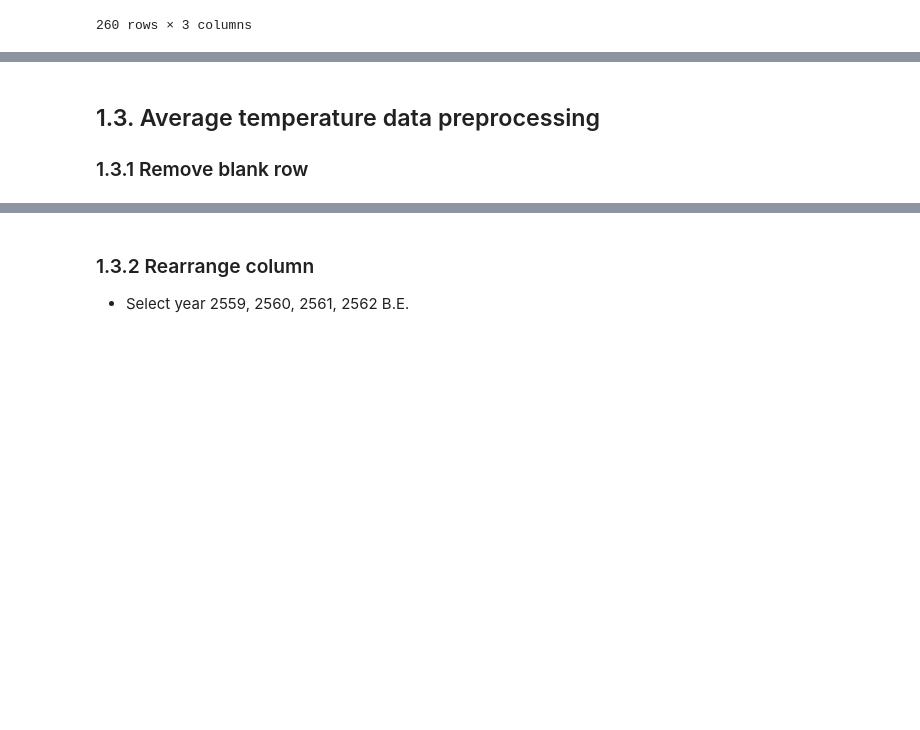
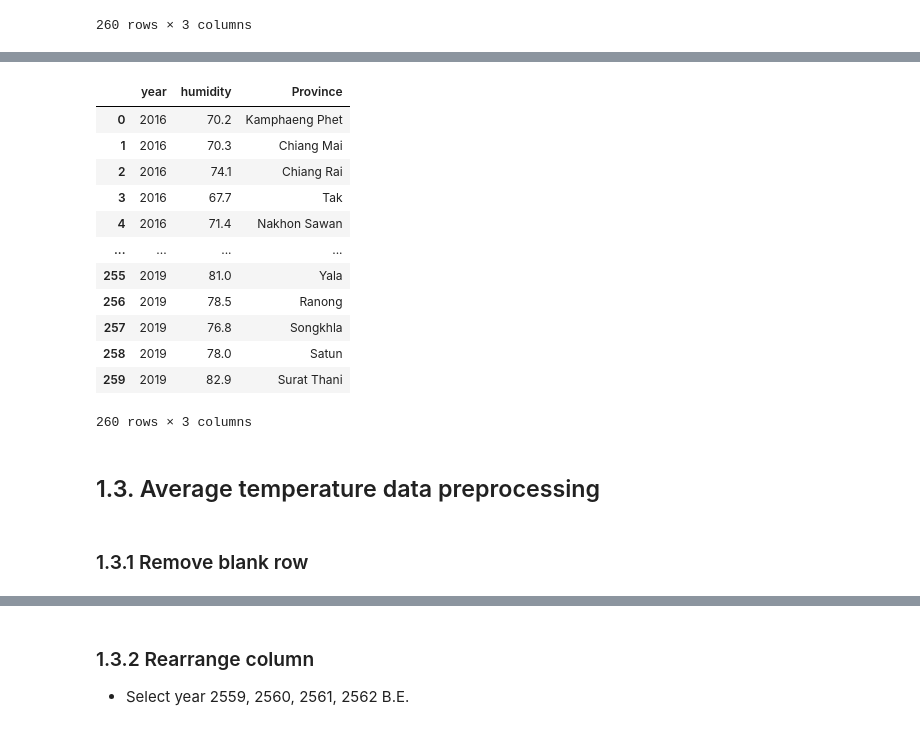
Before and after one commit to Phophism/python_project, a Jupyter notebook: Akkapop/Dengue_preprocessing.ipynb, the cells around one changed output, grey strips where cells are left out. Cells and saved outputs as stored; diff of their text form; code cells hidden in the pictures; blank space fills up the shorter version.

```diff
--- a/Akkapop/Dengue_preprocessing.ipynb
+++ b/Akkapop/Dengue_preprocessing.ipynb
@@ -22,5 +22,6 @@ h = pd.read_excel('dataset/rain_temp_deathcase/humidity.xlsx', header = 2)
 t_avg = pd.read_excel('dataset/rain_temp_deathcase/temp_avg.xlsx', header = 2)
 t_min = pd.read_excel('dataset/rain_temp_deathcase/temp_min.xlsx', header = 2)
 t_max = pd.read_excel('dataset/rain_temp_deathcase/temp_max.xlsx', header = 2)
+province_dict = pd.read_csv('dataset/province_translate.csv')
 # %% [markdown]
 ## 1.1 Dengue patient data preprocessing
@@ -239,6 +252,30 @@ h5
+# %%
+h6 = pd.merge(h5,
+              province_dict,
+              on ='Province',
+              how ='left')
+cols = h6.columns.tolist()
+h6 = h6[cols[1:]]
+h6 = h6.rename(columns = {"Province_eng": "Province"})
+h6
+# %% [output]
+|  | year | humidity | Province |
+| 0 | 2016 | 70.2 | Kamphaeng Phet |
+| 1 | 2016 | 70.3 | Chiang Mai |
+| 2 | 2016 | 74.1 | Chiang Rai |
+| 3 | 2016 | 67.7 | Tak |
+| 4 | 2016 | 71.4 | Nakhon Sawan |
+| ... | ... | ... | ... |
+| 255 | 2019 | 81.0 | Yala |
+| 256 | 2019 | 78.5 | Ranong |
+| 257 | 2019 | 76.8 | Songkhla |
+| 258 | 2019 | 78.0 | Satun |
+| 259 | 2019 | 82.9 | Surat Thani |
+260 rows × 3 columns
 # %% [markdown]
 ## 1.3. Average temperature data preprocessing
-### 1.3.1 Remove blank row
+# %% [markdown]
+### 1.3.1 Remove blank row
 # %%
 t_avg2 = t_avg[:-2]
 t_avg2
```
Also changed, not shown: parts of 46 cells of this notebook, 2 other files.
